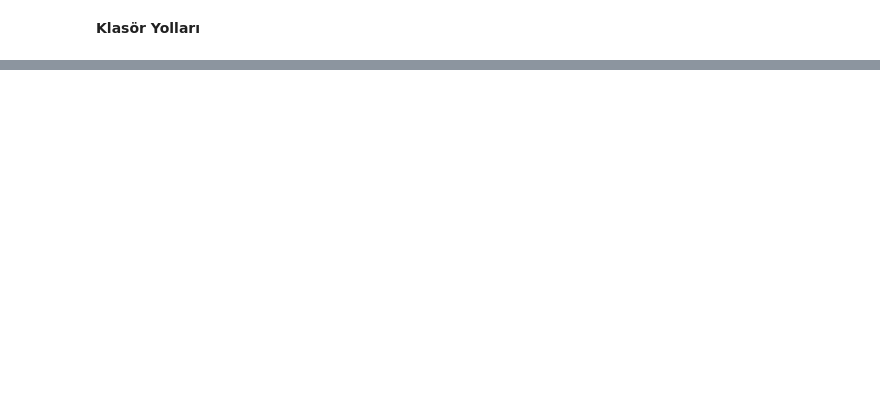
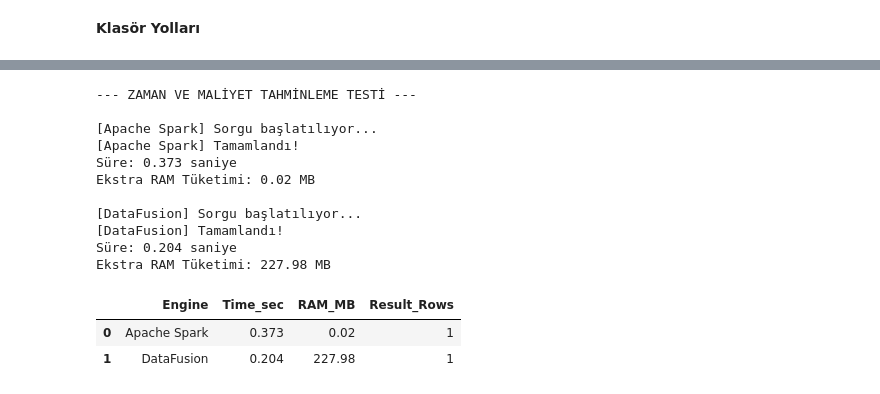
Before and after one commit to nisaklsoglu/NYC-Taxi-Bench, a Jupyter notebook: data_preprocessing.ipynb, the cells around one changed output, grey strips where cells are left out. Saved outputs shown, nothing was run; the diff lists cells and outputs as text; code cells hidden in the pictures; blank space fills up the shorter version.

```diff
--- a/data_preprocessing.ipynb
+++ b/data_preprocessing.ipynb
@@ -90,0 +286,63 @@ print("YELLOW TAXI VERİ SETİ BAŞARIYLA TEMİZLENDİ VE OPTİMİZE EDİLDİ")
+# %%
+import pyarrow.dataset as ds
+import pandas as pd
+from pyspark.sql import functions as F
+import time
+
+CLEAN_DATA_PATH = "data/clean/yellow_tripdata_2023/"
+
+# Örnek Senaryo: JFK Havalimanından (PULocationID=132) Times Square'e (DOLocationID=230) gidiş
+pickup_loc = 132
+dropoff_loc = 230
+
+def spark_estimator():
+    sdf = spark.read.parquet(CLEAN_DATA_PATH)
+    return (sdf
+        .filter((F.col("PULocationID") == pickup_loc) & (F.col("DOLocationID") == dropoff_loc))
+        .agg(
+            F.round(F.avg("total_amount"), 2).alias("avg_cost"),
+            F.round(F.avg("trip_duration_seconds") / 60.0, 2).alias("avg_minutes"),
+            F.count("*").alias("historical_trip_count")
+        )
+        .toPandas())
+
+def datafusion_estimator():
+    # Jupyter'in state çakışmasını önlemek için tablo ismine zaman damgası ekleyerek benzersiz yapıyoruz
+    table_name = f"clean_taxi_{int(time.time())}"
+
+    dataset = ds.dataset(CLEAN_DATA_PATH, format="parquet", partitioning="hive")
+    ctx.register_dataset(table_name, dataset)
+
+    query = f"""
+        SELECT
+            ROUND(CAST(AVG(total_amount) AS DOUBLE), 2) as avg_cost,
+            ROUND(CAST(AVG(trip_duration_seconds) / 60.0 AS DOUBLE), 2) as avg_minutes,
+            COUNT(*) as historical_trip_count
+        FROM {table_name}
+        WHERE "PULocationID" = {pickup_loc} AND "DOLocationID" = {dropoff_loc}
+    """
+    return ctx.sql(query).to_pandas()
+
+# İki motoru da Benchmarking testine sokalım
+print("--- ZAMAN VE MALİYET TAHMİNLEME TESTİ ---\n")
+metrics_spark = run_benchmark("Apache Spark", spark_estimator)
+metrics_df = run_benchmark("DataFusion", datafusion_estimator)
+
+# Sonuçları DataFrame olarak göster
+benchmark_results = pd.DataFrame([metrics_spark, metrics_df])
+display(benchmark_results)
+# %% [output]
+--- ZAMAN VE MALİYET TAHMİNLEME TESTİ ---
+
+[Apache Spark] Sorgu başlatılıyor...
+[Apache Spark] Tamamlandı!
+Süre: 0.373 saniye
+Ekstra RAM Tüketimi: 0.02 MB
+
+[DataFusion] Sorgu başlatılıyor...
+[DataFusion] Tamamlandı!
+Süre: 0.204 saniye
+Ekstra RAM Tüketimi: 227.98 MB
+|  | Engine | Time_sec | RAM_MB | Result_Rows |
+| 0 | Apache Spark | 0.373 | 0.02 | 1 |
+| 1 | DataFusion | 0.204 | 227.98 | 1 |
```
Also changed, not shown: parts of 42 cells of this notebook, 2 other files.
